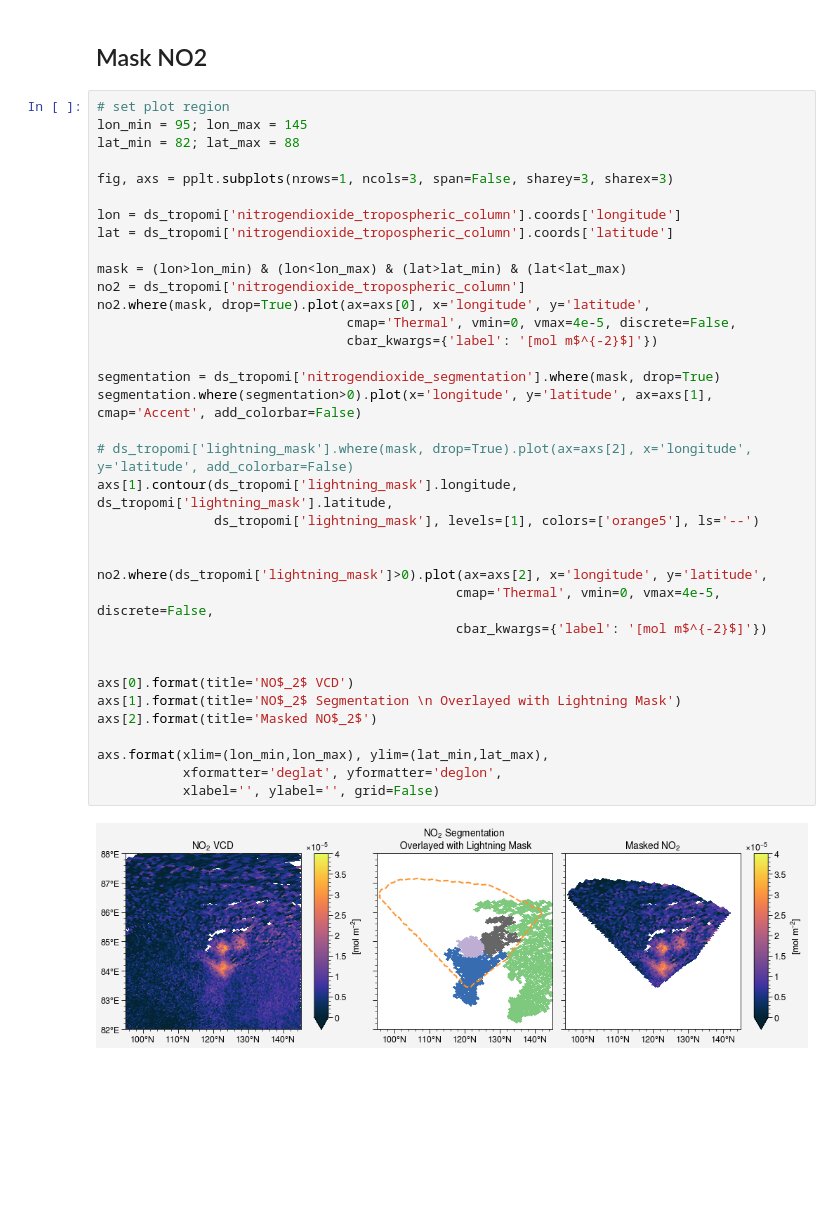
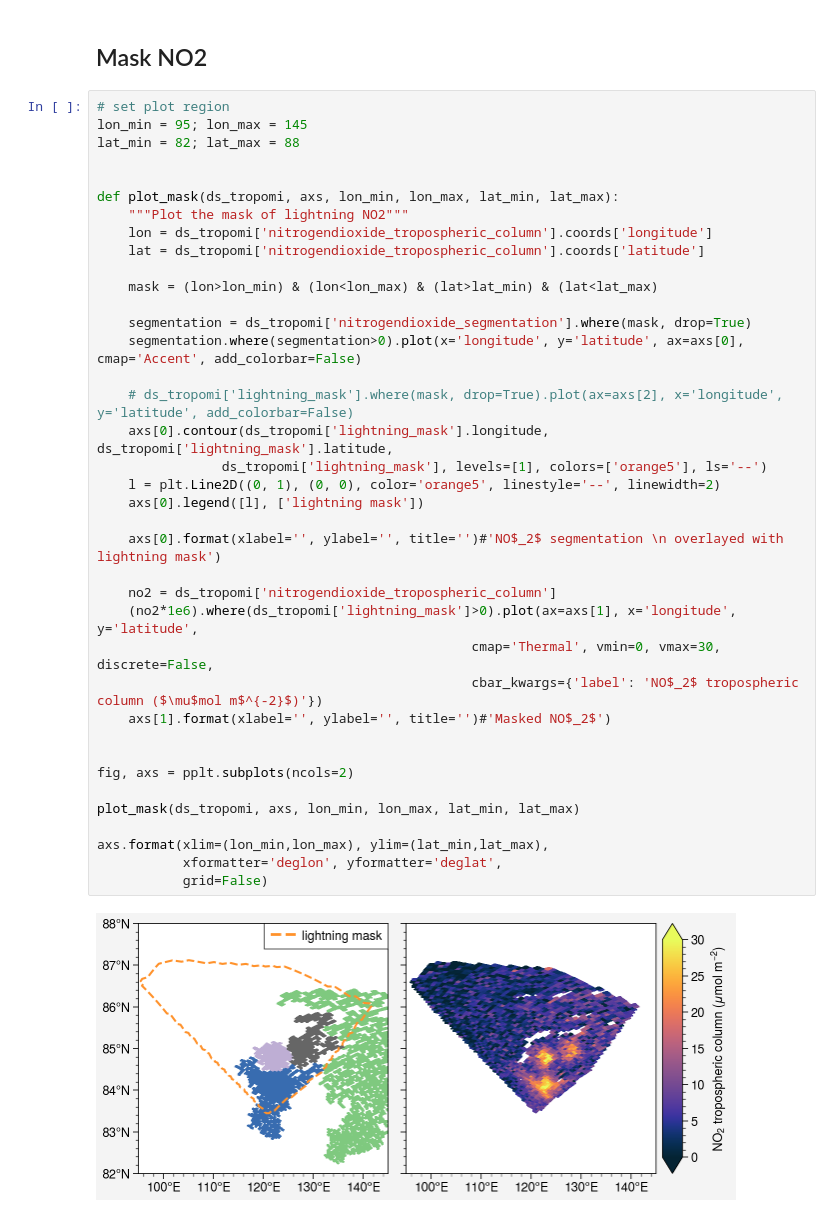
Before and after one commit to zxdawn/S5P-LNO2-Notebook, a Jupyter notebook: workflow/workflow.ipynb, the cells around one changed output. Cells and saved outputs as stored; diff of their text form; blank space fills up the shorter version.

```diff
--- a/workflow/workflow.ipynb
+++ b/workflow/workflow.ipynb
@@ -115,38 +223,40 @@ Figure(nrows=1, ncols=1, figwidth=3.91, figheight=3.22)
 # %%
 # set plot region
 lon_min = 95; lon_max = 145
 lat_min = 82; lat_max = 88
 
-fig, axs = pplt.subplots(nrows=1, ncols=3, span=False, sharey=3, sharex=3)
 
-lon = ds_tropomi['nitrogendioxide_tropospheric_column'].coords['longitude']
-lat = ds_tropomi['nitrogendioxide_tropospheric_column'].coords['latitude']
+def plot_mask(ds_tropomi, axs, lon_min, lon_max, lat_min, lat_max):
+    """Plot the mask of lightning NO2"""
+    lon = ds_tropomi['nitrogendioxide_tropospheric_column'].coords['longitude']
+    lat = ds_tropomi['nitrogendioxide_tropospheric_column'].coords['latitude']
 
-mask = (lon>lon_min) & (lon<lon_max) & (lat>lat_min) & (lat<lat_max)
-no2 = ds_tropomi['nitrogendioxide_tropospheric_column']
-no2.where(mask, drop=True).plot(ax=axs[0], x='longitude', y='latitude',
-                                cmap='Thermal', vmin=0, vmax=4e-5, discrete=False,
-                                cbar_kwargs={'label': '[mol m$^{-2}$]'})
+    mask = (lon>lon_min) & (lon<lon_max) & (lat>lat_min) & (lat<lat_max)
 
-segmentation = ds_tropomi['nitrogendioxide_segmentation'].where(mask, drop=True)
-segmentation.where(segmentation>0).plot(x='longitude', y='latitude', ax=axs[1], cmap='Accent', add_colorbar=False)
+    segmentation = ds_tropomi['nitrogendioxide_segmentation'].where(mask, drop=True)
+    segmentation.where(segmentation>0).plot(x='longitude', y='latitude', ax=axs[0], cmap='Accent', add_colorbar=False)
 
-# ds_tropomi['lightning_mask'].where(mask, drop=True).plot(ax=axs[2], x='longitude', y='latitude', add_colorbar=False)
-axs[1].contour(ds_tropomi['lightning_mask'].longitude, ds_tropomi['lightning_mask'].latitude,
-               ds_tropomi['lightning_mask'], levels=[1], colors=['orange5'], ls='--')
+    # ds_tropomi['lightning_mask'].where(mask, drop=True).plot(ax=axs[2], x='longitude', y='latitude', add_colorbar=False)
+    axs[0].contour(ds_tropomi['lightning_mask'].longitude, ds_tropomi['lightning_mask'].latitude,
+                ds_tropomi['lightning_mask'], levels=[1], colors=['orange5'], ls='--')
+    l = plt.Line2D((0, 1), (0, 0), color='orange5', linestyle='--', linewidth=2)
+    axs[0].legend([l], ['lightning mask'])
+
+    axs[0].format(xlabel='', ylabel='', title='')#'NO$_2$ segmentation \n overlayed with lightning mask')
+
+    no2 = ds_tropomi['nitrogendioxide_tropospheric_column']
+    (no2*1e6).where(ds_tropomi['lightning_mask']>0).plot(ax=axs[1], x='longitude', y='latitude',
+                                                cmap='Thermal', vmin=0, vmax=30, discrete=False,
+                                                cbar_kwargs={'label': 'NO$_2$ tropospheric column ($\mu$mol m$^{-2}$)'})
+    axs[1].format(xlabel='', ylabel='', title='')#'Masked NO$_2$')
 
 
-no2.where(ds_tropomi['lightning_mask']>0).plot(ax=axs[2], x='longitude', y='latitude',
-                                              cmap='Thermal', vmin=0, vmax=4e-5, discrete=False,
-                                              cbar_kwargs={'label': '[mol m$^{-2}$]'})
+fig, axs = pplt.subplots(ncols=2)
 
-
-axs[0].format(title='NO$_2$ VCD')
-axs[1].format(title='NO$_2$ Segmentation \n Overlayed with Lightning Mask')
-axs[2].format(title='Masked NO$_2$')
+plot_mask(ds_tropomi, axs, lon_min, lon_max, lat_min, lat_max)
 
 axs.format(xlim=(lon_min,lon_max), ylim=(lat_min,lat_max),
-           xformatter='deglat', yformatter='deglon',
-           xlabel='', ylabel='', grid=False)
+           xformatter='deglon', yformatter='deglat',
+           grid=False)
 # %% [output]
-[figure, old version]
+[figure, new version]
```
Also changed, not shown: parts of 11 cells of this notebook.
